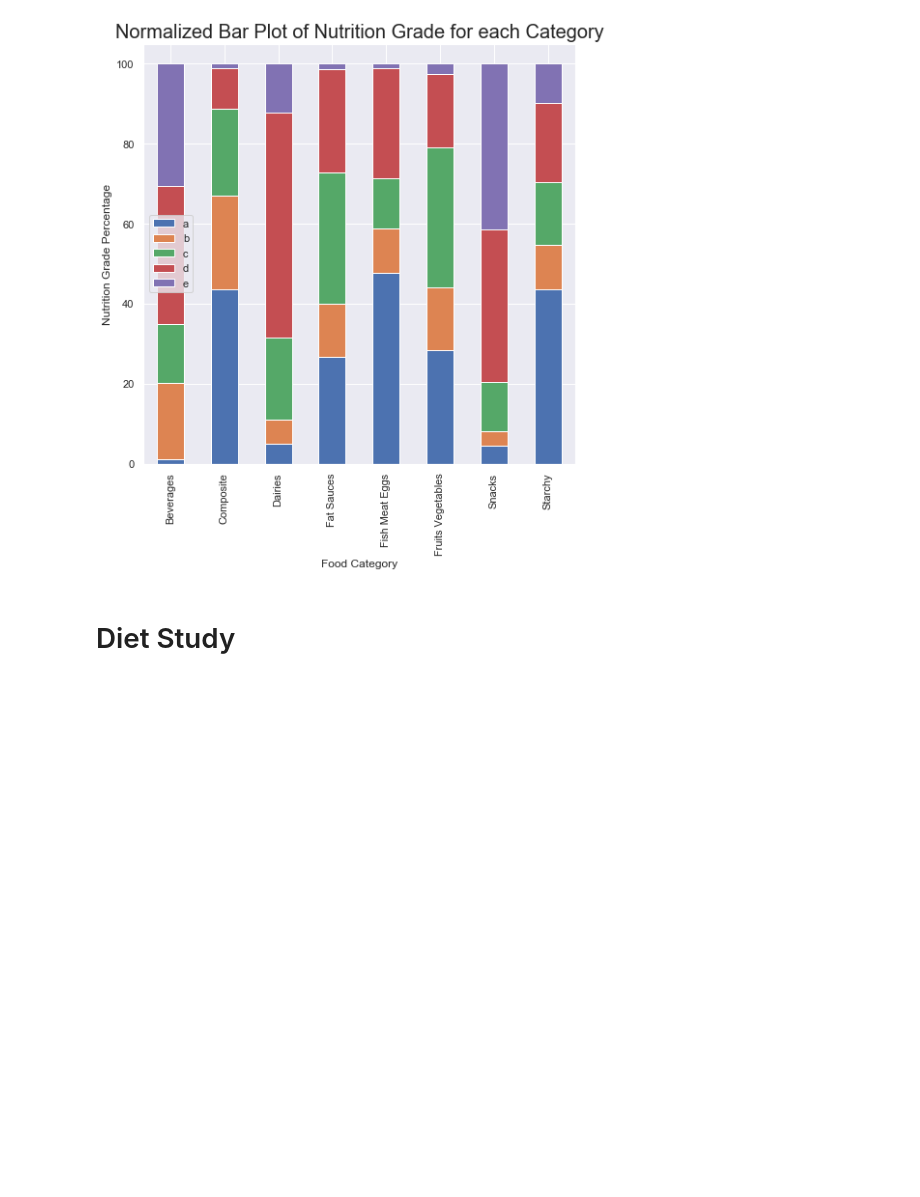
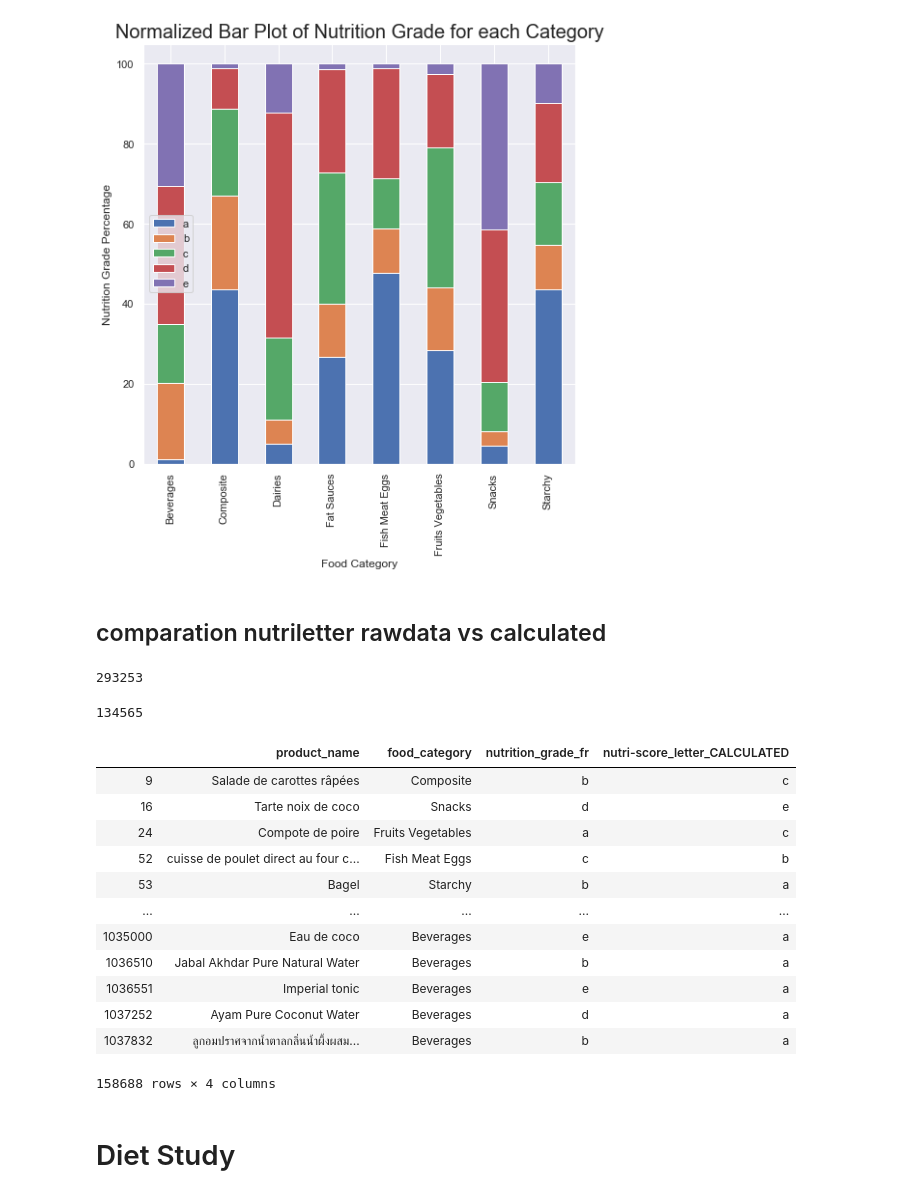
Before and after one commit to romi514/ProjectADA, a Jupyter notebook: project_tagADA.ipynb, the cells around one changed output. Cells and saved outputs as stored; diff of their text form; code cells hidden in the pictures; blank space fills up the shorter version.

Commit message:
nutriscore comparation

```diff
--- a/project_tagADA.ipynb
+++ b/project_tagADA.ipynb
@@ -36,7 +36,7 @@ raw_data = pd.read_csv('data/en.openfoodfacts.org.products.csv', sep = '\t')
 columns2keep = ['energy_100g','sugars_100g','saturated-fat_100g','sodium_100g',
     'fruits-vegetables-nuts_100g','fiber_100g','proteins_100g','nutrition-score-uk_100g',
     'nutrition_grade_fr','main_category_en','packaging','categories','labels_en',
-    'pnns_groups_1','pnns_groups_2','product_name','ingredients_text','nutrition_grade_fr']
+    'pnns_groups_1','pnns_groups_2','product_name','ingredients_text']
 # %%
 data = raw_data[columns2keep]
 # %%
@@ -655,7 +635,7 @@ water_list = ["water","waters","eau","agua"]
 
 # Some 'categories' values contain words refering to water but are liquors
 # We thus create a list to discard such products
-nonwater_list = ["alkoholische","alcoholic","spirits","liquors"]
+nonwater_list = ["alkoholische","alcoholic","spirits","liquors","tonic",'coconut','sodas','soda']
 
 # We clean the 'categories' column and split into words
 data["split_categories"] = data["categories"]
@@ -675,16 +685,16 @@ Name: iswater, dtype: int64
 ### Data Setup
 # %%
 # replace NaN of 'fruits-vegetables-nuts_100g' by 100 if it is 'Fruit juices'
-data[(data['main_category_en'] == 'Fruit juices')]['fruits-vegetables-nuts_100g'].fillna(100, inplace=True)
+data[(data['main_category_en'] == 'Fruit juices')]['fruits-vegetables-nuts_100g'].fillna(0, inplace=True)
 # %%
 selected_fields =[
-    'food_category',
+    'product_name','food_category',
     'energy_100g','sugars_100g','saturated-fat_100g','sodium_100g',
     'fruits-vegetables-nuts_100g',
     'fiber_100g','proteins_100g',
-    'nutrition-score-uk_100g','nutrition_grade_fr',
-    'iswater'
-]
+    'nutrition-score-uk_100g',
+    'nutrition_grade_fr',
+    'iswater']
 # %%
 # divide dataframe into 3 groups to simplify the calculation of nutriscrore
 data_beverages = data[data['food_category']=='Beverages'][selected_fields]
@@ -854,6 +864,34 @@ plt.xlabel("Food Category");
 plt.ylabel("Nutrition Grade Percentage");
 # %% [output]
 [figure]
+# %% [markdown]
+## comparation nutriletter rawdata vs calculated
+# %%
+product_2nutriletter =len(nutridata[(nutridata['nutri-score_letter_CALCULATED'].notnull()) & (nutridata['nutrition_grade_fr'].notnull())])
+product_2nutriletter
+# %% [output]
+293253
+# %%
+product_samenutriletter =len(nutridata[(nutridata['nutri-score_letter_CALCULATED'].notnull()) & (nutridata['nutrition_grade_fr'].notnull()) & (nutridata['nutri-score_letter_CALCULATED']==nutridata['nutrition_grade_fr'])])
+product_samenutriletter
+# %% [output]
+134565
+# %%
+nutridata[(nutridata['nutri-score_letter_CALCULATED'].notnull()) & (nutridata['nutrition_grade_fr'].notnull()) & (nutridata['nutri-score_letter_CALCULATED']!=nutridata['nutrition_grade_fr'])][['product_name','food_category','nutrition_grade_fr','nutri-score_letter_CALCULATED']]
+# %% [output]
+|  | product_name | food_category | nutrition_grade_fr | nutri-score_letter_CALCULATED |
+| 9 | Salade de carottes râpées | Composite | b | c |
+| 16 | Tarte noix de coco | Snacks | d | e |
+| 24 | Compote de poire | Fruits Vegetables | a | c |
+| 52 | cuisse de poulet direct au four c... | Fish Meat Eggs | c | b |
+| 53 | Bagel | Starchy | b | a |
+| ... | ... | ... | ... | ... |
+| 1035000 | Eau de coco | Beverages | e | a |
+| 1036510 | Jabal Akhdar Pure Natural Water | Beverages | b | a |
+| 1036551 | Imperial tonic | Beverages | e | a |
+| 1037252 | Ayam Pure Coconut Water | Beverages | d | a |
+| 1037832 | ลูกอมปราศจากน้ำตาลกลิ่นน้ำผึ้งผสม... | Beverages | b | a |
+158688 rows × 4 columns
 # %% [markdown]
 # Diet Study
 # %% [markdown]
```
Also changed, not shown: parts of 5 cells of this notebook.
